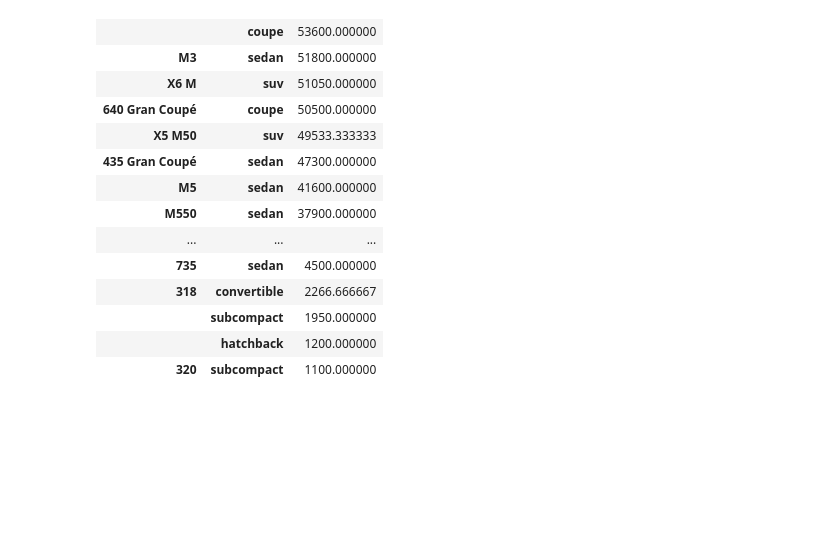
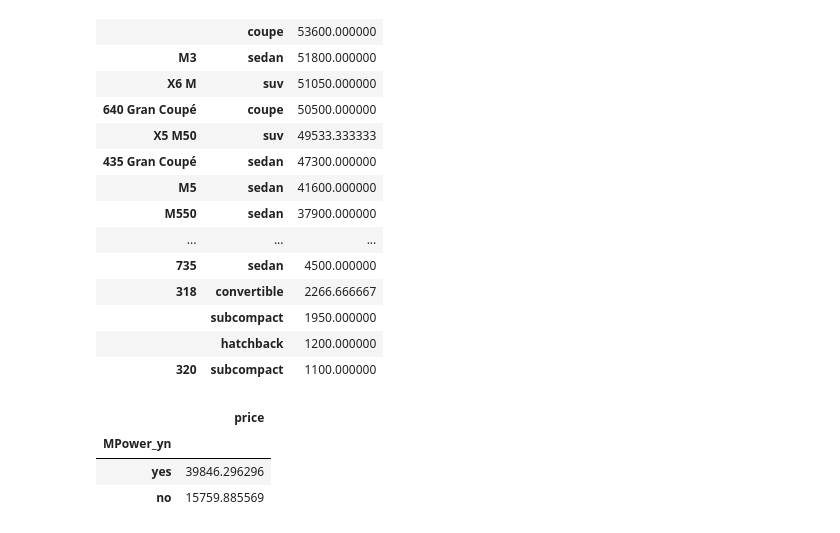
Before and after one commit to MarioRashadHUB/BMW_Project, a Jupyter notebook: Jupyter_eda.ipynb, the cells around one changed output. Cells and saved outputs as stored; diff of their text form; code cells hidden in the pictures; blank space fills up the shorter version.

```diff
--- a/Jupyter_eda.ipynb
+++ b/Jupyter_eda.ipynb
@@ -106,3 +106,11 @@ pd.pivot_table(df, index = ['model_key', 'car_type'], values = 'price').sort_val
 |  | subcompact | 1950.000000 |
 |  | hatchback | 1200.000000 |
 | 320 | subcompact | 1100.000000 |
+# %%
+# Shows price difference between BMW MPowered cars and non MPowered
+pd.pivot_table(df, index = ['MPower_yn'], values = 'price').sort_values('price', ascending = False)
+# %% [output]
+|  | price |
+| MPower_yn |  |
+| yes | 39846.296296 |
+| no | 15759.885569 |
```
